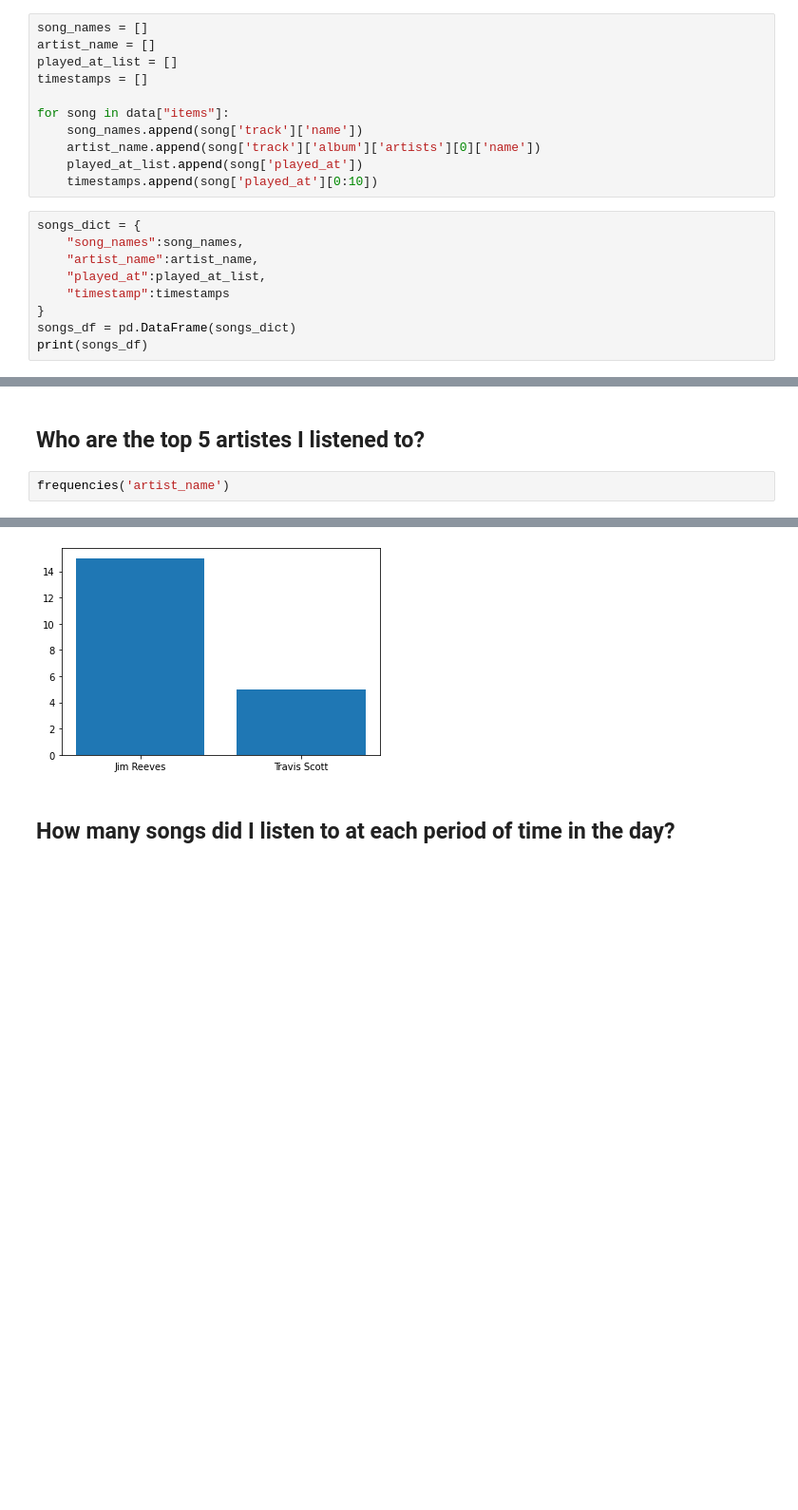
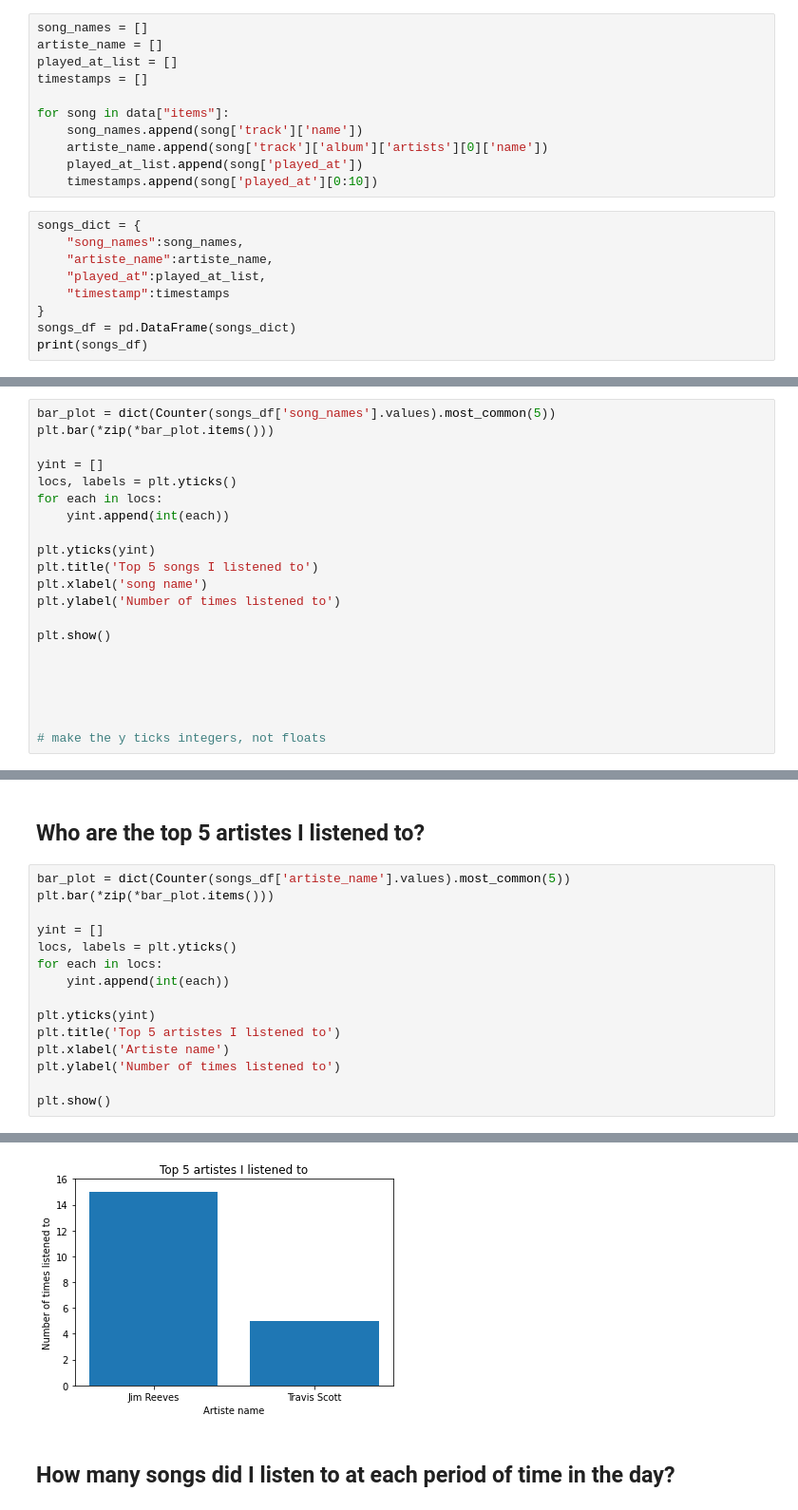
Before and after one commit to CliffLolo/ETL_Spotify, a Jupyter notebook: Scripts/etl.ipynb, the cells around one changed output, grey strips where cells are left out. Shown at 95% size. Saved outputs shown, nothing was run; the diff lists cells and outputs as text; blank space fills up the shorter version.

```diff
--- a/Scripts/etl.ipynb
+++ b/Scripts/etl.ipynb
@@ -92,18 +78,18 @@ data
 # %%
 song_names = []
-artist_name = []
+artiste_name = []
 played_at_list = []
 timestamps = []
 
 for song in data["items"]:
     song_names.append(song['track']['name'])
-    artist_name.append(song['track']['album']['artists'][0]['name'])
+    artiste_name.append(song['track']['album']['artists'][0]['name'])
     played_at_list.append(song['played_at'])
     timestamps.append(song['played_at'][0:10])
 # %%
 songs_dict = {
     "song_names":song_names,
-    "artist_name":artist_name,
+    "artiste_name":artiste_name,
     "played_at":played_at_list,
     "timestamp":timestamps
 }
@@ -181,0 +166,21 @@ Counter({'goosebumps': 1, 'through the late night': 1, 'coordinate': 1, 'way bac
+# %%
+bar_plot = dict(Counter(songs_df['song_names'].values).most_common(5))
+plt.bar(*zip(*bar_plot.items()))
+
+yint = []
+locs, labels = plt.yticks()
+for each in locs:
+    yint.append(int(each))
+
+plt.yticks(yint)
+plt.title('Top 5 songs I listened to')
+plt.xlabel('song name')
+plt.ylabel('Number of times listened to')
+
+plt.show()
+
+
+
+
+
+# make the y ticks integers, not floats
@@ -182,5 +189,18 @@ Counter({'goosebumps': 1, 'through the late night': 1, 'coordinate': 1, 'way bac
 # %% [markdown]
 ## Who are the top 5 artistes I listened to?
 # %%
-frequencies('artist_name')
+bar_plot = dict(Counter(songs_df['artiste_name'].values).most_common(5))
+plt.bar(*zip(*bar_plot.items()))
+
+yint = []
+locs, labels = plt.yticks()
+for each in locs:
+    yint.append(int(each))
+
+plt.yticks(yint)
+plt.title('Top 5 artistes I listened to')
+plt.xlabel('Artiste name')
+plt.ylabel('Number of times listened to')
+
+plt.show()
 # %% [output]
@@ -189,4 +207,4 @@ Counter({'Jim Reeves': 15, 'Travis Scott': 5})
-[figure, old version]
+[figure, new version]
 # %% [markdown]
 ## How many songs did I listen to at each period of time in the day?
 # %%
```
Also changed, not shown: parts of 15 cells of this notebook, 2 other files.
